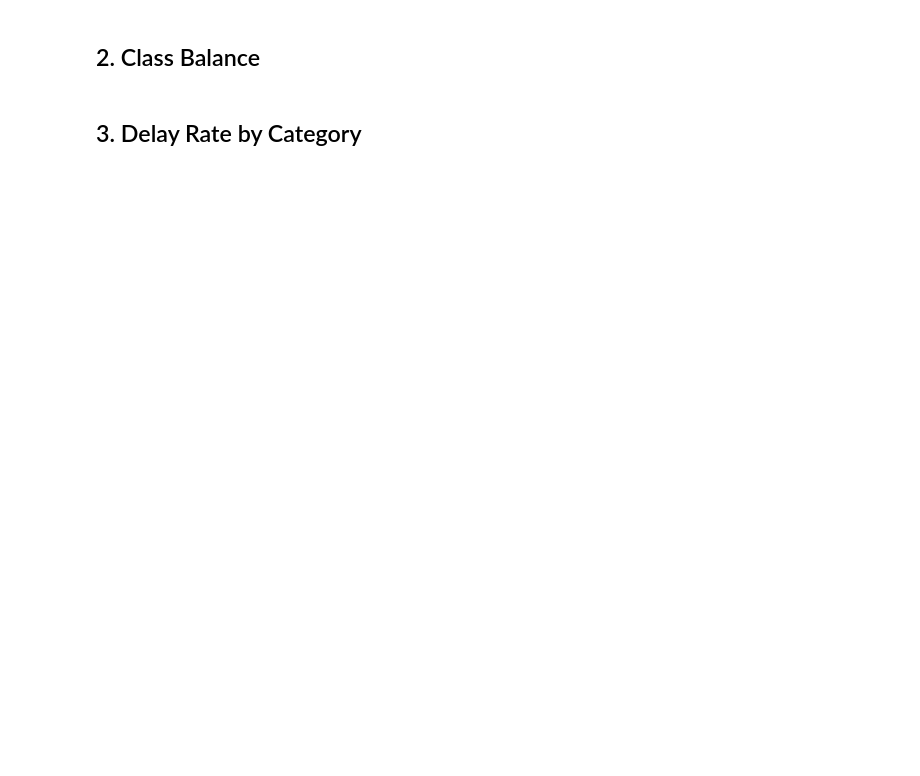
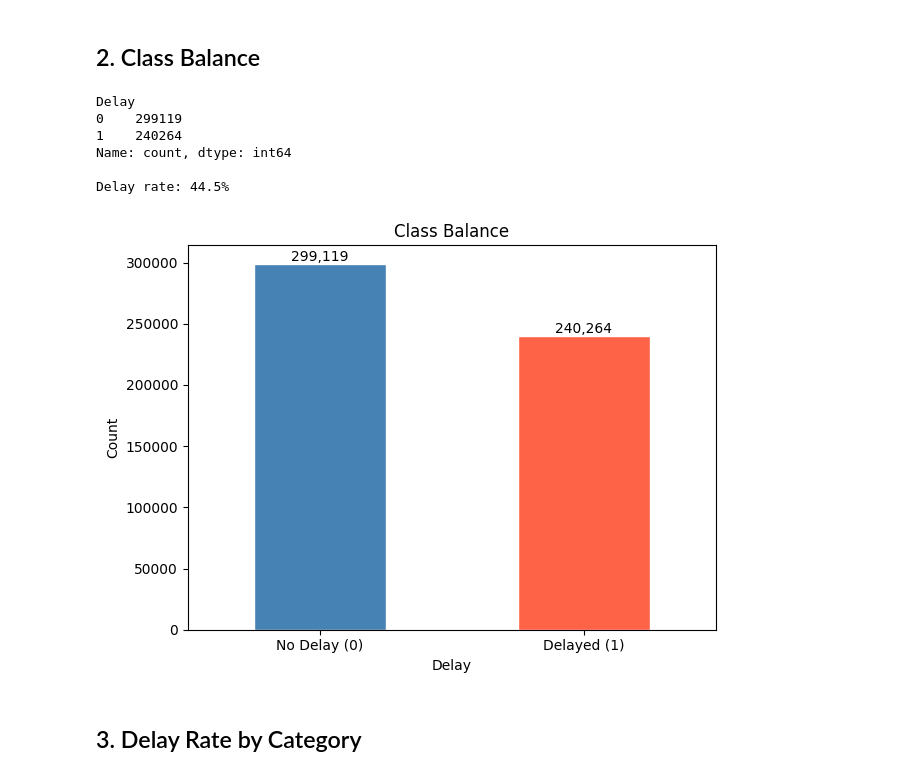
Before and after one commit to angelinary/CMPE188-FlightDelayProject, a Jupyter notebook: notebooks/01_eda.ipynb, the cells around one changed output. Cells and saved outputs as stored; diff of their text form; code cells hidden in the pictures; blank space fills up the shorter version.

```diff
--- a/notebooks/01_eda.ipynb
+++ b/notebooks/01_eda.ipynb
@@ -26,2 +64,24 @@ df.head()
+# %%
+counts = df["Delay"].value_counts().sort_index()
+print(counts)
+print(f"\nDelay rate: {df['Delay'].mean():.1%}")
+
+ax = counts.plot(kind="bar", color=["steelblue", "tomato"], edgecolor="white")
+ax.set_xticklabels(["No Delay (0)", "Delayed (1)"], rotation=0)
+ax.set_ylabel("Count")
+ax.set_title("Class Balance")
+for p in ax.patches:
+    ax.annotate(f"{p.get_height():,}", (p.get_x() + p.get_width() / 2, p.get_height()),
+                ha="center", va="bottom")
+plt.tight_layout()
+plt.show()
+# %% [output]
+Delay
+0    299119
+1    240264
+Name: count, dtype: int64
+
+Delay rate: 44.5%
+[figure, added]
 # %% [markdown]
 ## 3. Delay Rate by Category
```
Also changed, not shown: parts of 10 cells of this notebook, 2 other files.
